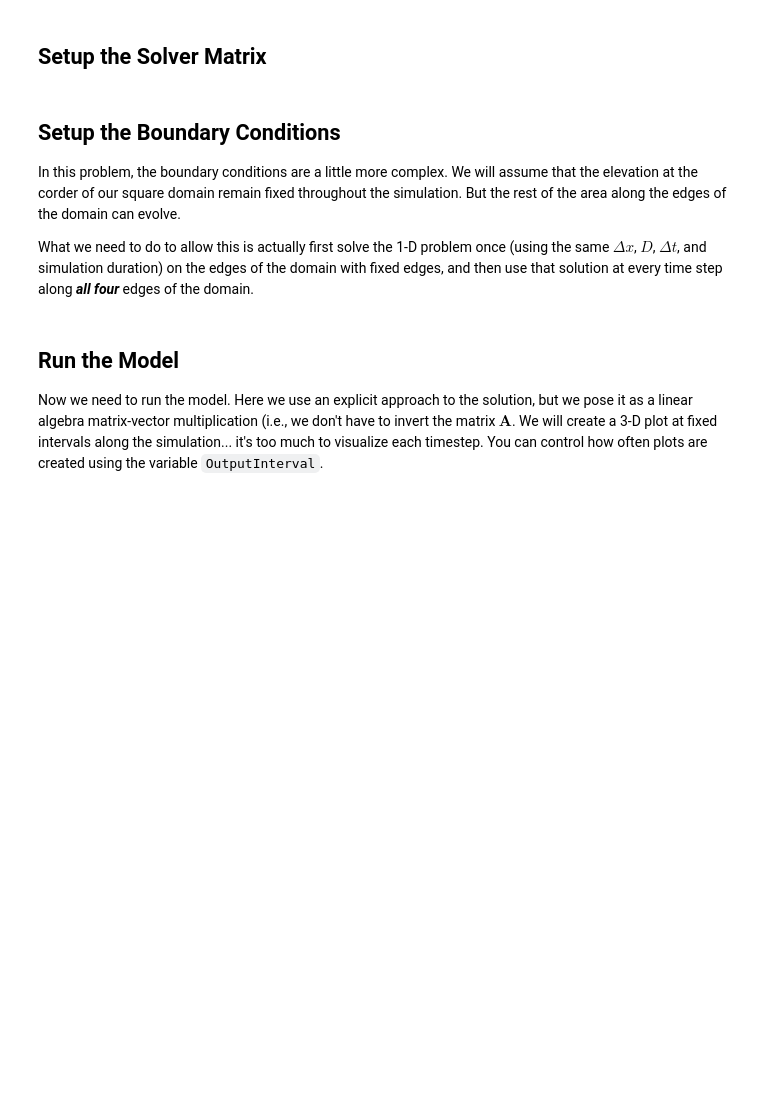
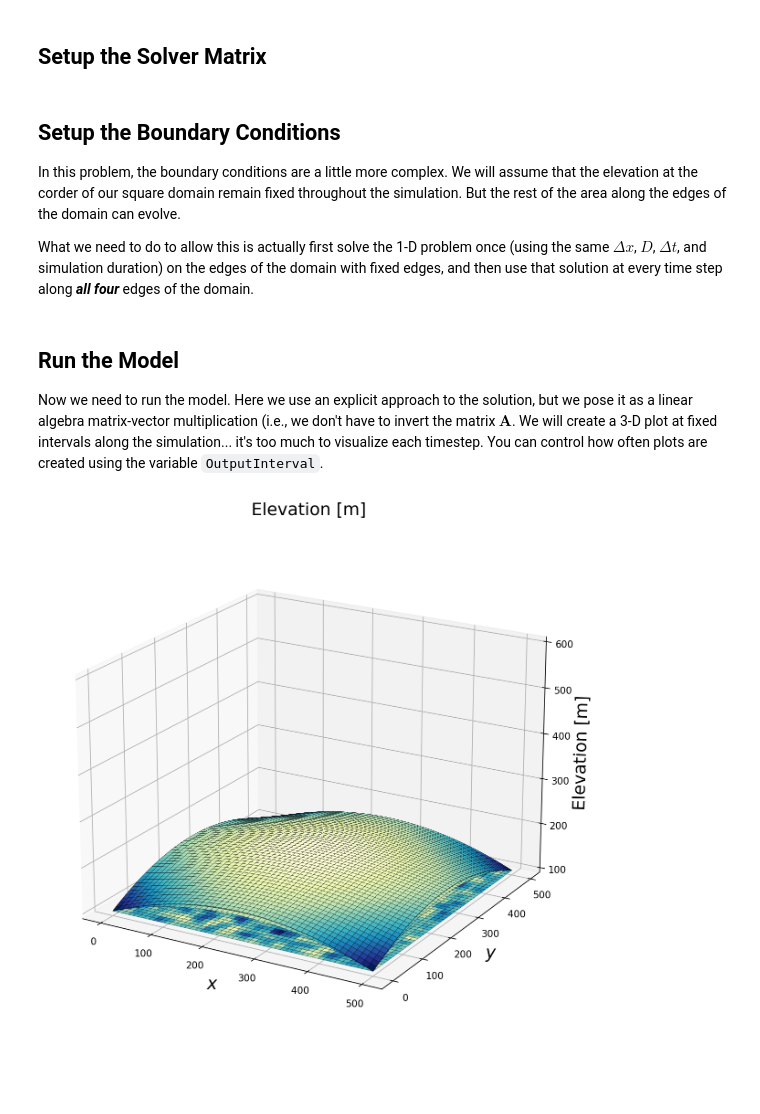
Before and after one commit to Roythebuilder15/geos518-fall-2021, a Jupyter notebook: mod04/2D_LandscapeEvolution-Assignment.ipynb, the cells around one changed output. Drawn from its saved outputs; the diff is of its cells as text; code cells hidden in the pictures; blank space fills up the shorter version.

```diff
--- a/mod04/2D_LandscapeEvolution-Assignment.ipynb
+++ b/mod04/2D_LandscapeEvolution-Assignment.ipynb
@@ -25,7 +25,7 @@ hi = 100.0 # (m)
 D = 2.5 # (m^2/yr)
 
 ti = 0.0 # (yr)
-tf = 15000.0 # (yr)
+tf = 100000.0 # (yr)
 dt = 5 # (yr)
 
 # Uplift rate (m/yr)
@@ -33,7 +33,7 @@ U = 0.005 # (m/yr)
 
 # Plotting options
 individual_plots = 0 # If 1, individual plot at every output interval, all stacked otherwise
-OutputInterval = 3000.0 # (yr)
+OutputInterval = 20000.0 # (yr)
 
 Nt = (tf - ti)/dt + 1
 
@@ -114,38 +118,46 @@ hnext = np.matrix(h0)
 
 figcounter = 1
 
+max_elev = np.zeros(int(Nt))
+
+
 for i in range(1,int(Nt)):
     hinit = hnext + U*dt
 
     hnext = hinit + alpha*Delta2*hinit
 
+
     hnext[NBound.astype(int)] = H_1D[:,i]
     hnext[EBound.astype(int)] = H_1D[:,i]
     hnext[SBound.astype(int)] = H_1D[:,i]
     hnext[WBound.astype(int)] = H_1D[:,i]
+
+    max_elev[i] = hnext.max()
 
     if(i==1) or ((i*dt) % OutputInterval == 0):
         H = np.reshape(hnext,(Ny,Nx))
 
         if(individual_plots==1):
             fig, ax = plt.subplots(subplot_kw={'projection': '3d'}, figsize=(14,10), dpi=150)
             ax.set_title("Elevation $h_{i,j}$ at t = %s"%(i*dt), fontsize=18)
         else:
             if(figcounter==1):
                 fig, ax = plt.subplots(subplot_kw={'projection': '3d'}, figsize=(14,10), dpi=150)
             ax.set_title('Elevation [m]', fontsize=18)
         ax.set_xlabel('$x$', fontsize=18)
         ax.set_ylabel('$y$', fontsize=18)
         ax.set_zlabel('Elevation [m]', fontsize=18)
         ax.set_xticks(np.arange(xMin,xMax+1.0,(xMax-xMin)/5))
         ax.set_yticks(np.arange(yMin,yMax+1.0,(yMax-yMin)/5))
         mpl.rcParams['xtick.labelsize'] = 16
         mpl.rcParams['ytick.labelsize'] = 16
         ax.plot_surface(X,Y,H,cmap='YlGnBu_r',linewidth=0.2,edgecolors='k')
         ax.set_zlim(hi, hi+U*dt*Nt)
         ax.view_init(elev=20.0)
         figcounter = figcounter + 1
 
 plt.show()
+# %% [output]
+[figure, added]
 # %% [markdown]
 ###
```
Also changed, not shown: parts of 1 cell of this notebook, 3 other files.
